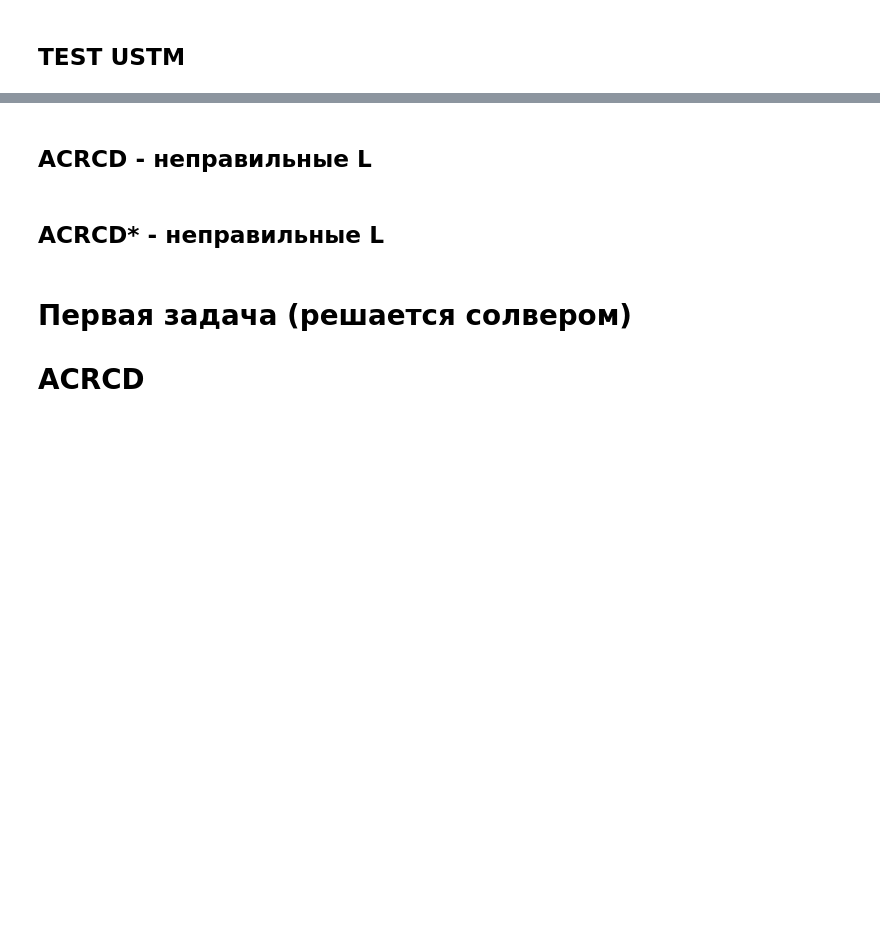
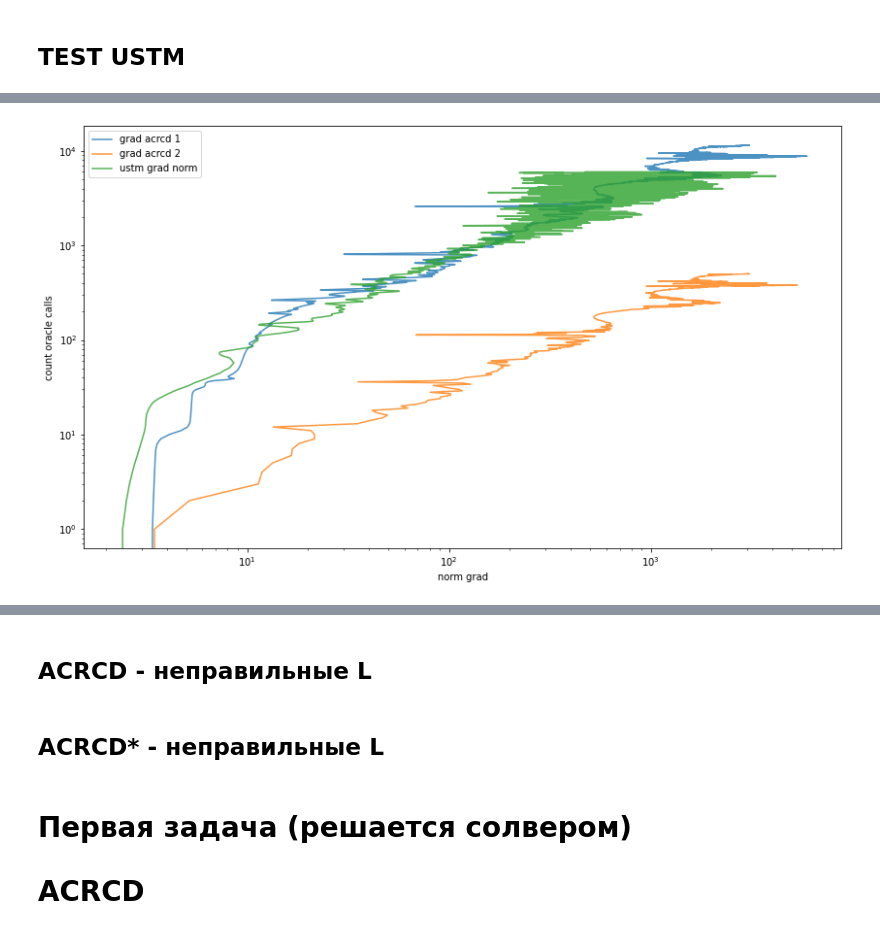
Before and after one commit to Lareton/transport_network_optimization, a Jupyter notebook: test_problem_algos.ipynb, the cells around one changed output, grey strips where cells are left out. Drawn from its saved outputs; the diff is of its cells as text; code cells hidden in the pictures; blank space fills up the shorter version.

```diff
--- a/test_problem_algos.ipynb
+++ b/test_problem_algos.ipynb
@@ -21,5 +43,5 @@ print(f"{problem_1.Lx=}, {problem_1.Ly=}")
 # %%
-x = np.zeros(problem_1.x_dim)
-# x = np.ones(problem_1.x_dim)
-y = np.zeros(problem_1.y_dim)
-problem_1.calc(x, y)
+# x = np.zeros(problem_1.x_dim)
+# # x = np.ones(problem_1.x_dim)
+# y = np.zeros(problem_1.y_dim)
+# problem_1.calc(x, y)
@@ -57,0 +86,71 @@ plt.show()
+# %%
+test_problem = problem_1
+L1_init=50
+L2_init=problem_1.Ly
+
+
+# K = 6000
+
+x0 = np.zeros(test_problem.x_dim)
+y0 = np.zeros(test_problem.y_dim)
+
+(history, history_first_oracle, history_second_oracle),\
+grad_x_norms, grad_y_norms, \
+x1_list_ACRCD, x2_list_ACRCD, (L1, L2) = \
+    ACRCD(test_problem,x0, y0, K=12000, L1_init=L1_init, L2_init=L2_init)
+
+res_f, grad_x, grad_y = test_problem.calc(x1_list_ACRCD[-1], x2_list_ACRCD[-1])
+
+print("start f val: ", history[0])
+print("result val: ", res_f)
+print("grad x norm: ", np.linalg.norm(grad_x))
+print("grad y norm: ", np.linalg.norm(grad_y))
+print("solver/analytic f*: ", test_problem.f_star)
+print("start, end L1: ", L1_init, L1)
+print("start, end L2: ", L2_init, L2)
+
+# plt.plot(grad_x_norms, label='acrcd x grad norm',  alpha=ALPHA)
+# plt.plot(grad_y_norms, label='acrcd y grad norm',  alpha=ALPHA)
+# plt.plot(ustm_grad_history, label='ustm grad norm',  alpha=ALPHA)
+# plt.yscale("log")
+# plt.legend()
+# plt.show()
+#
+# plt.plot(history-test_problem.f_star, label="func_value - f*")
+# plt.yscale("log")
+# plt.legend()
+# plt.show()
+plt.figure(figsize=(14, 8))
+ALPHA = 0.8
+
+def get_rotated_values(values):
+    return 1/np.array(values), range(len(values))
+
+def plot_to_csv(x, y, csv_name):
+    data = list(zip(x, y))
+    if len(data) > 500:
+        step = len(data) // 200
+        data = [data[i] for i in range(0, len(data), step)]
+
+    x, y = list(zip(*data))
+    df = pd.DataFrame({"x":x, "y":y})
+    df.to_csv(csv_name, index=False)
+
+w = 10
+ustm_grad_history = np.convolve(ustm_grad_history, np.ones(w) / w, "valid")
+
+plt.plot(*get_rotated_values(history_first_oracle), label="grad acrcd 1", alpha=ALPHA)
+plt.plot(*get_rotated_values(history_second_oracle), label="grad acrcd 2", alpha=ALPHA)
+plt.plot(*get_rotated_values(ustm_grad_history), label='ustm grad norm', alpha=ALPHA)
+
+plot_to_csv(*get_rotated_values(history_first_oracle), csv_name="test_problem_first_oracle.csv")
+plot_to_csv(*get_rotated_values(history_second_oracle), csv_name="test_problem_second_oracle.csv")
+plot_to_csv(*get_rotated_values(ustm_grad_history), csv_name="test_problem_ustm.csv")
+
+plt.legend()
+plt.xscale("log")
+plt.yscale("log")
+plt.xlabel("norm grad")
+plt.ylabel("count oracle calls")
+plt.show()
+# %% [output]
@@ -57,0 +164 @@ plt.show()
+[figure, added]
```
Also changed, not shown: parts of 11 cells of this notebook, 1 other file.
